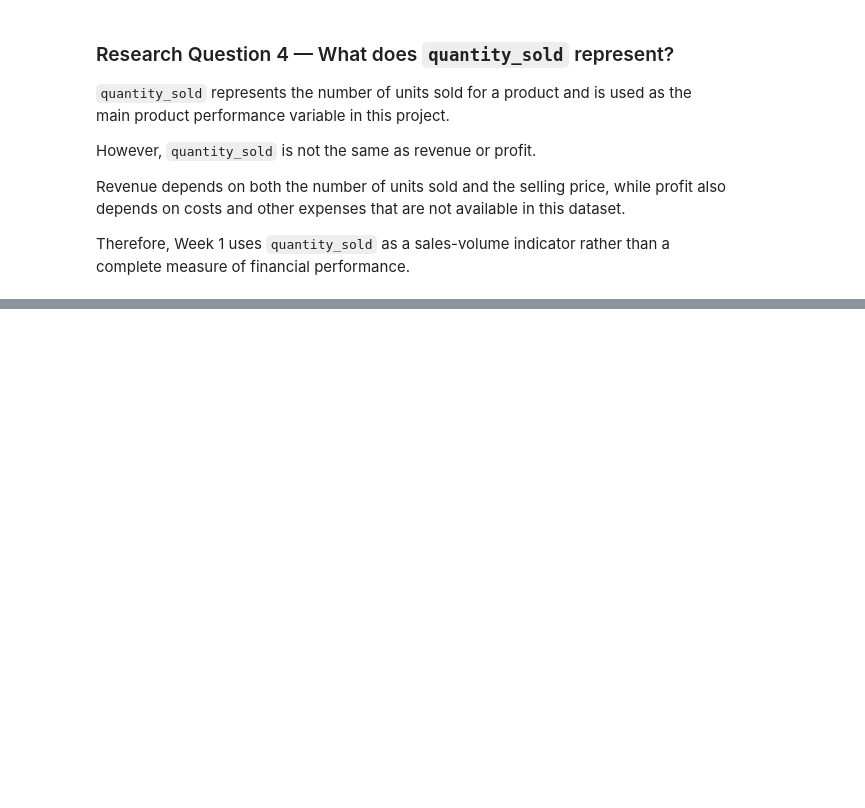
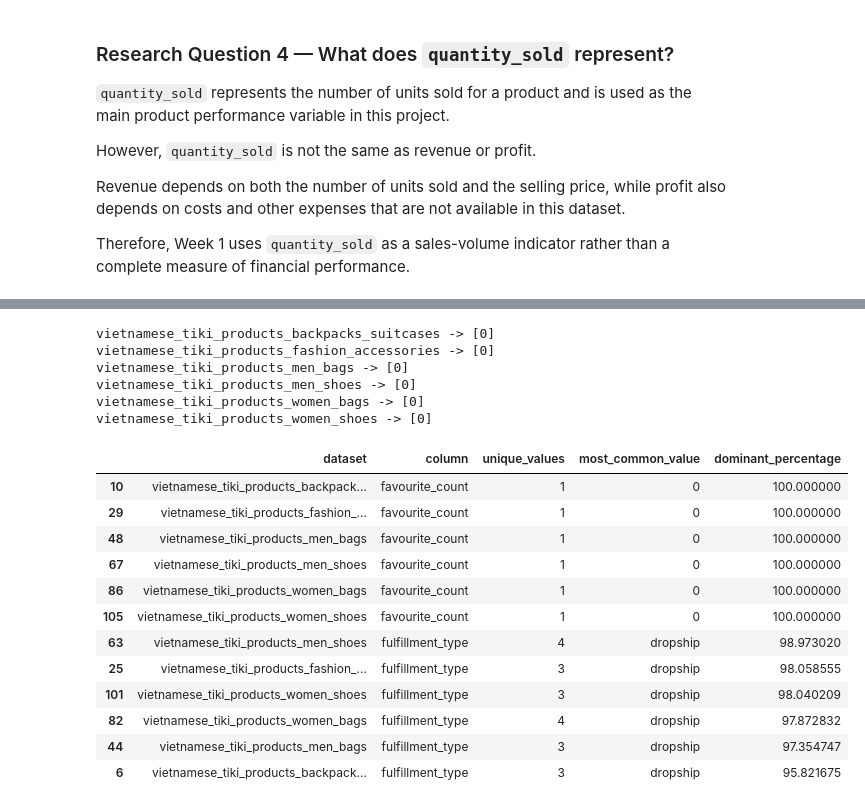
Before and after one commit to thuhien26/Tiki-ecommerce-analysis, a Jupyter notebook: notebooks/week01_eda.ipynb, the cells around one changed output, grey strips where cells are left out. Drawn from its saved outputs; the diff is of its cells as text; code cells hidden in the pictures; blank space fills up the shorter version.

```diff
--- a/notebooks/week01_eda.ipynb
+++ b/notebooks/week01_eda.ipynb
@@ -358,0 +546,10 @@ Therefore, Week 1 uses `quantity_sold` as a sales-volume indicator rather than a
+# %%
+# Inspect the five highest-priced products in each dataset
+for name, df in datasets.items():
+    print(f"\n{name}")
+
+    display(
+        df.nlargest(5, "price")[
+            ["id", "name", "original_price", "price", "quantity_sold"]
+        ]
+    )
@@ -358,0 +669,59 @@ Therefore, Week 1 uses `quantity_sold` as a sales-volume indicator rather than a
+# %%
+# Confirm whether favourite_count is constant across all datasets
+for name, df in datasets.items():
+    print(
+        name,
+        "->",
+        df["favourite_count"].unique()
+    )
+# %% [output]
+vietnamese_tiki_products_backpacks_suitcases -> [0]
+vietnamese_tiki_products_fashion_accessories -> [0]
+vietnamese_tiki_products_men_bags -> [0]
+vietnamese_tiki_products_men_shoes -> [0]
+vietnamese_tiki_products_women_bags -> [0]
+vietnamese_tiki_products_women_shoes -> [0]
+# %%
+# Measure how strongly each variable is dominated by its most common value
+dominance_summary = []
+
+for name, df in datasets.items():
+    for column in df.columns:
+        value_distribution = df[column].value_counts(
+            dropna=False,
+            normalize=True
+        )
+
+        dominance_summary.append({
+            "dataset": name,
+            "column": column,
+            "unique_values": df[column].nunique(dropna=False),
+            "most_common_value": value_distribution.index[0],
+            "dominant_percentage": value_distribution.iloc[0] * 100
+        })
+
+dominance_summary = pd.DataFrame(dominance_summary)
+
+# Find variables dominated by one value in at least 95% of records
+near_constant_candidates = dominance_summary[
+    dominance_summary["dominant_percentage"] >= 95
+].sort_values(
+    ["dominant_percentage", "column"],
+    ascending=[False, True]
+)
+
+near_constant_candidates
+# %% [output]
+|  | dataset | column | unique_values | most_common_value | dominant_percentage |
+| 10 | vietnamese_tiki_products_backpack... | favourite_count | 1 | 0 | 100.000000 |
+| 29 | vietnamese_tiki_products_fashion_... | favourite_count | 1 | 0 | 100.000000 |
+| 48 | vietnamese_tiki_products_men_bags | favourite_count | 1 | 0 | 100.000000 |
+| 67 | vietnamese_tiki_products_men_shoes | favourite_count | 1 | 0 | 100.000000 |
+| 86 | vietnamese_tiki_products_women_bags | favourite_count | 1 | 0 | 100.000000 |
+| 105 | vietnamese_tiki_products_women_shoes | favourite_count | 1 | 0 | 100.000000 |
+| 63 | vietnamese_tiki_products_men_shoes | fulfillment_type | 4 | dropship | 98.973020 |
+| 25 | vietnamese_tiki_products_fashion_... | fulfillment_type | 3 | dropship | 98.058555 |
+| 101 | vietnamese_tiki_products_women_shoes | fulfillment_type | 3 | dropship | 98.040209 |
+| 82 | vietnamese_tiki_products_women_bags | fulfillment_type | 4 | dropship | 97.872832 |
+| 44 | vietnamese_tiki_products_men_bags | fulfillment_type | 3 | dropship | 97.354747 |
+| 6 | vietnamese_tiki_products_backpack... | fulfillment_type | 3 | dropship | 95.821675 |
```
Also changed, not shown: parts of 40 cells of this notebook.
